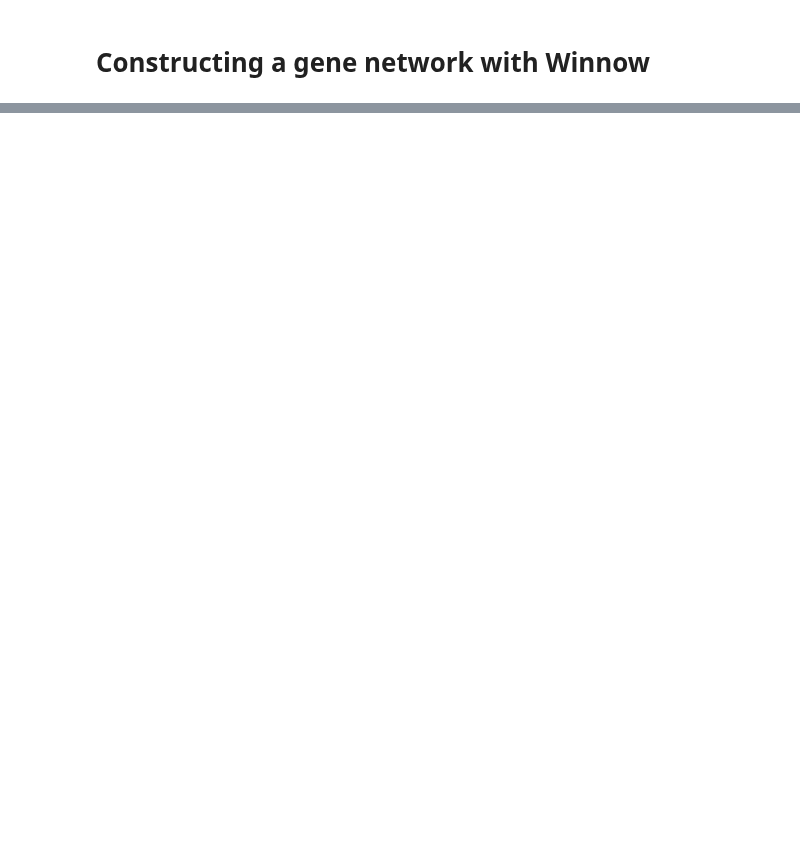
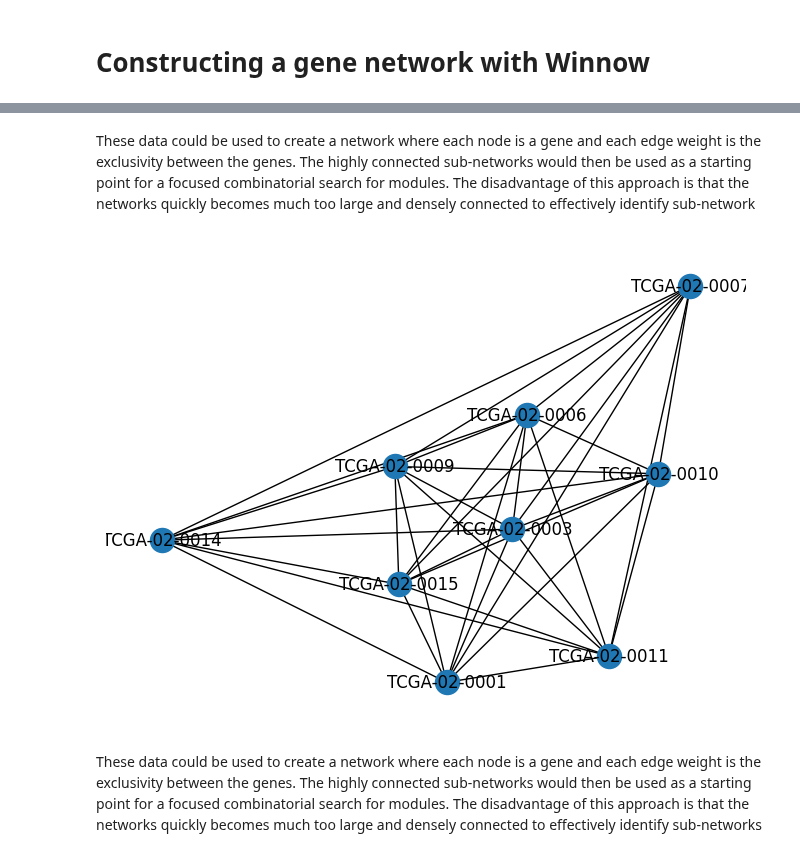
Before and after one commit to ValeRT24/Proyecto-Genomica-Computacional, a Jupyter notebook: proyecto.ipynb, the cells around one changed output, grey strips where cells are left out. Cells and saved outputs as stored; diff of their text form; code cells hidden in the pictures; blank space fills up the shorter version.

```diff
--- a/proyecto.ipynb
+++ b/proyecto.ipynb
@@ -72,0 +147,24 @@ data
+# %%
+# Calculate the exclusivity score between each pair of genes, defined as the number of samples where exactly one of the pair is mutated divided by the number of samples where at least one of the pair is mutated.
+
+# number of samples where at least one of the pair is mutated
+num_samples = len(sample_genes)
+print('Number of samples:', num_samples)
+
+# number of samples where exactly one of the pair is mutated
+print('Number of exclusive samples:', num_exclusive_samples)
+
+# Calculate the exclusivity score between each pair of genes
+exclusivity_scores = np.zeros((len(filtered_data.columns), len(filtered_data.columns)))
+for i, gene1 in enumerate(filtered_data.columns):
+    for j, gene2 in enumerate(filtered_data.columns):
+        if i == j:
+            continue
+        num_samples_where_both_mutated = 0
+        num_samples_where_one_mutated = 0
+        for sample, genes in sample_genes.items():
+            if gene1 in genes and gene2 in genes:
+                num_samples_where_both_mutated += 1
+            if gene1 in genes or gene2 in genes:
+                num_samples_where_one_mutated += 1
+        exclusivity_scores[i, j] = num_samples_where_both_mutated / num_samples_where_one_mutated
@@ -72,0 +190,3 @@ data
+# %% [markdown]
+These data could be used to create a network where each node is a gene and each edge weight is the exclusivity between the genes.
+The highly connected sub-networks would then be used as a starting point for a focused combinatorial search for modules. The disadvantage of this approach is that the networks quickly becomes much too large and densely connected to effectively identify sub-network
@@ -72,0 +196,29 @@ data
+# %%
+# These data could be used to create a network where each node is a gene and each edge weight is the exclusivity between the genes.
+#The highly connected sub-networks would then be used as a starting point for a focused combinatorial search for modules. The disadvantage of this approach is that the networks quickly becomes much too large and densely connected to effectively identify sub-network
+
+def network_from_exclusivity_scores(exclusivity_scores, genes):
+    G = nx.Graph()
+    for i, gene1 in enumerate(genes):
+        for j, gene2 in enumerate(genes):
+            if i == j:
+                continue
+            G.add_edge(gene1, gene2, weight=exclusivity_scores[i, j])
+
+    pos = nx.spring_layout(G)
+    nx.draw(G, pos)
+    # Labels en los nodos
+    nx.draw_networkx_labels(G, pos)
+    plt.show()
+
+network_from_exclusivity_scores(exclusivity_scores, filtered_data.columns[1:10])
+# %% [output]
+[figure, added]
+# %% [markdown]
+These data could be used to create a network where each node is a gene and
+each edge weight is the exclusivity between the genes.
+The highly connected sub-networks would then be used
+as a starting point for a focused combinatorial search for
+modules. The disadvantage of this approach is that the
+networks quickly becomes much too large and densely
+connected to effectively identify sub-networks
```
Also changed, not shown: parts of 10 cells of this notebook.
